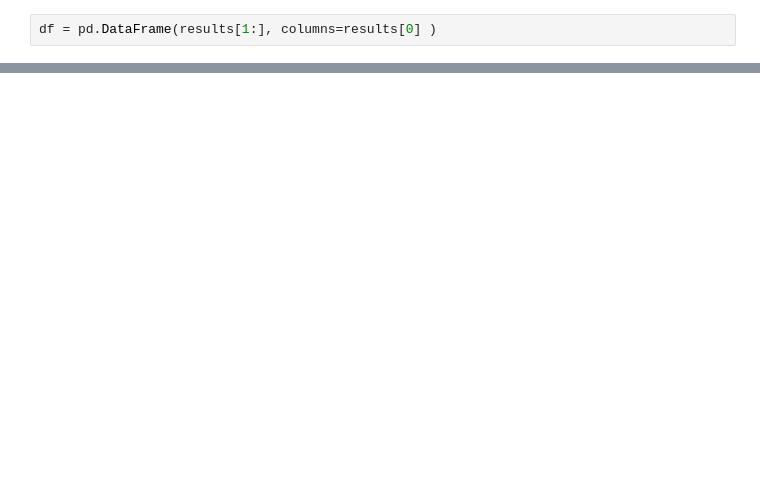
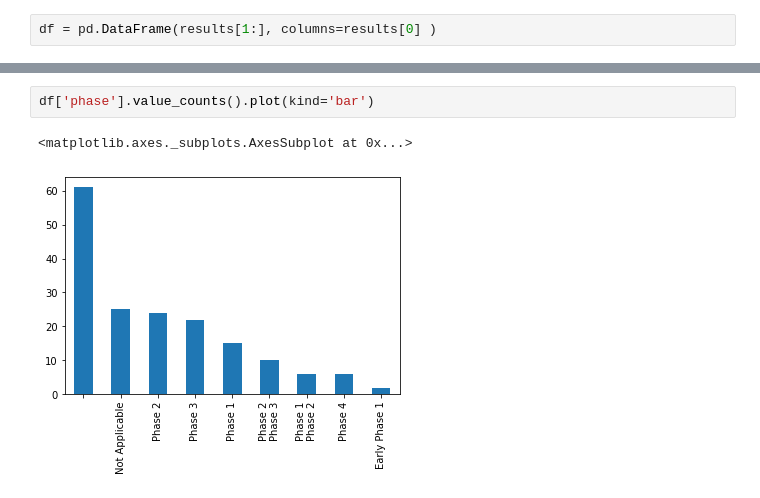
Before and after one commit to ZohraRezgui/Webscraping-ClinicalTrials, a Jupyter notebook: Tutorial.ipynb, the cells around one changed output, grey strips where cells are left out. Drawn from its saved outputs; the diff is of its cells as text; blank space fills up the shorter version.

```diff
--- a/Tutorial.ipynb
+++ b/Tutorial.ipynb
@@ -34,0 +53,5 @@ df.head()
+# %%
+df['phase'].value_counts().plot(kind='bar')
+# %% [output]
+<matplotlib.axes._subplots.AxesSubplot at 0x...>
+[figure, added]
```
Also changed, not shown: parts of 6 cells of this notebook, 3 other files.
